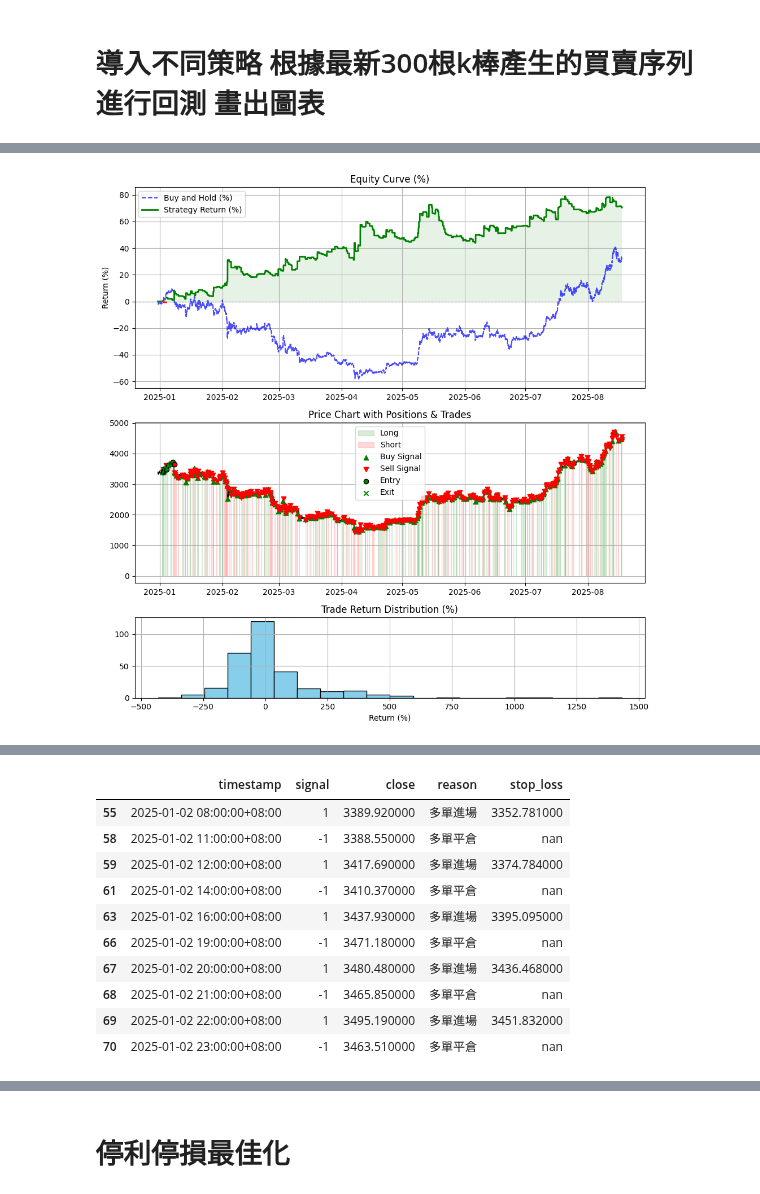
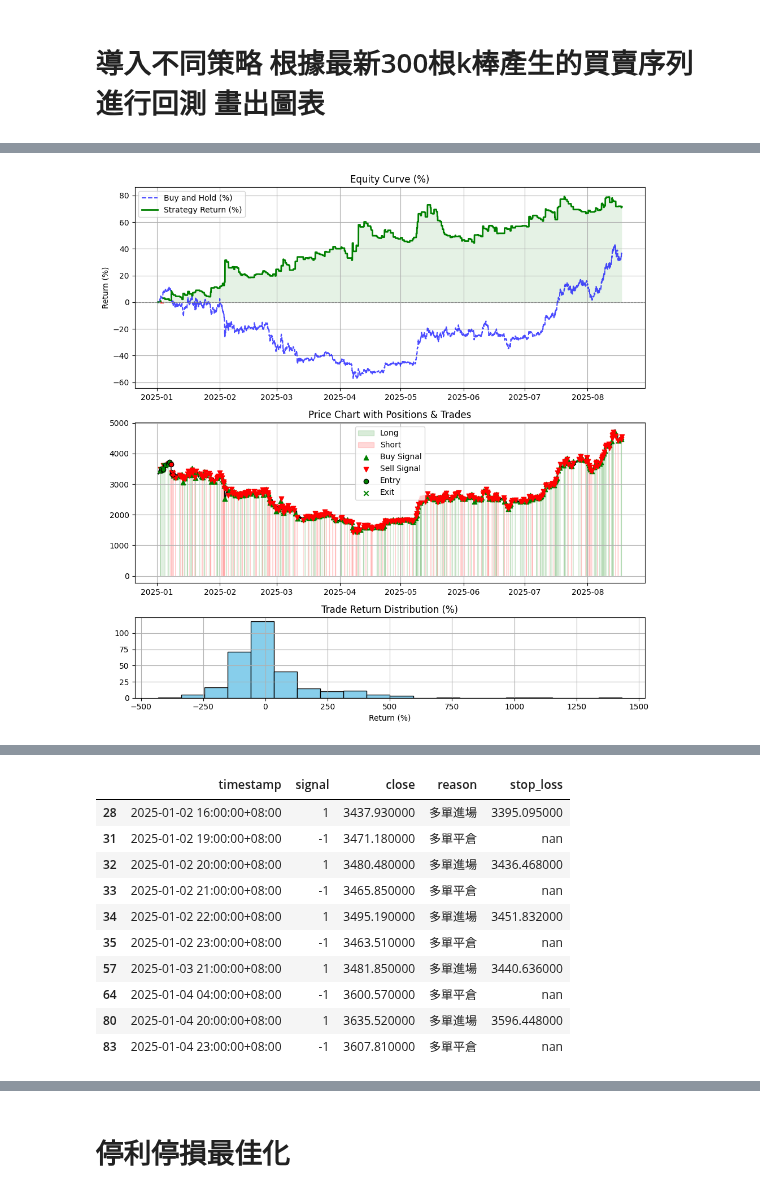
Before and after one commit to skywalker0803r/Vedanta, a Jupyter notebook: backtest_usage.ipynb, the cells around one changed output, grey strips where cells are left out. Cells and saved outputs as stored; diff of their text form; code cells hidden in the pictures.

```diff
--- a/backtest_usage.ipynb
+++ b/backtest_usage.ipynb
@@ -14,7 +14,7 @@ np.random.seed(42)  # ✅ 固定隨機性（可重現性）
 import random
 random.seed(42)
 
-df_signals = turtle_strategy_filter.get_signals('ETHUSDT','1h',datetime.now(),5489+26)
+df_signals = turtle_strategy_filter.get_signals('ETHUSDT','1h',datetime.now(),5489-5)
 
 result = backtest_signals(
     df_signals.copy(),
@@ -28,7 +28,7 @@ result = backtest_signals(
     max_hold_bars = 100000,# 最大持有K棒數
     delay_entry=False
     )
-display(pd.DataFrame(result['metric'],index=['metric']).T)
+display(pd.DataFrame(result['metric'],index=['metric']))
 html_output = display_trades_log_as_html(result['trades_log'][:10])
 plot_backtest_result(result)
 display(HTML(html_output))
@@ -51,2 +39,2 @@ display(df_signals.loc[df_signals['signal']!=0,['timestamp','signal','close','re
-[figure, old version]
+[figure, new version]
 | Trade # | Type | Date/Time | Signal | Price | Position size | P&L | Run-up | Drawdown | Cumulative P&L |
@@ -69,14 +57,14 @@ display(df_signals.loc[df_signals['signal']!=0,['timestamp','signal','close','re
 |  | timestamp | signal | close | reason | stop_loss |
-| 55 | 2025-01-02 08:00:00+08:00 | 1 | 3389.920000 | 多單進場 | 3352.781000 |
-| 58 | 2025-01-02 11:00:00+08:00 | -1 | 3388.550000 | 多單平倉 | nan |
-| 59 | 2025-01-02 12:00:00+08:00 | 1 | 3417.690000 | 多單進場 | 3374.784000 |
-| 61 | 2025-01-02 14:00:00+08:00 | -1 | 3410.370000 | 多單平倉 | nan |
-| 63 | 2025-01-02 16:00:00+08:00 | 1 | 3437.930000 | 多單進場 | 3395.095000 |
-| 66 | 2025-01-02 19:00:00+08:00 | -1 | 3471.180000 | 多單平倉 | nan |
-| 67 | 2025-01-02 20:00:00+08:00 | 1 | 3480.480000 | 多單進場 | 3436.468000 |
-| 68 | 2025-01-02 21:00:00+08:00 | -1 | 3465.850000 | 多單平倉 | nan |
-| 69 | 2025-01-02 22:00:00+08:00 | 1 | 3495.190000 | 多單進場 | 3451.832000 |
-| 70 | 2025-01-02 23:00:00+08:00 | -1 | 3463.510000 | 多單平倉 | nan |
+| 28 | 2025-01-02 16:00:00+08:00 | 1 | 3437.930000 | 多單進場 | 3395.095000 |
+| 31 | 2025-01-02 19:00:00+08:00 | -1 | 3471.180000 | 多單平倉 | nan |
+| 32 | 2025-01-02 20:00:00+08:00 | 1 | 3480.480000 | 多單進場 | 3436.468000 |
+| 33 | 2025-01-02 21:00:00+08:00 | -1 | 3465.850000 | 多單平倉 | nan |
+| 34 | 2025-01-02 22:00:00+08:00 | 1 | 3495.190000 | 多單進場 | 3451.832000 |
+| 35 | 2025-01-02 23:00:00+08:00 | -1 | 3463.510000 | 多單平倉 | nan |
+| 57 | 2025-01-03 21:00:00+08:00 | 1 | 3481.850000 | 多單進場 | 3440.636000 |
+| 64 | 2025-01-04 04:00:00+08:00 | -1 | 3600.570000 | 多單平倉 | nan |
+| 80 | 2025-01-04 20:00:00+08:00 | 1 | 3635.520000 | 多單進場 | 3596.448000 |
+| 83 | 2025-01-04 23:00:00+08:00 | -1 | 3607.810000 | 多單平倉 | nan |
 # %%
 df_signals.tail(10)
 # %% [output]
```
Also changed, not shown: parts of 1 cell of this notebook, 2 other files.
